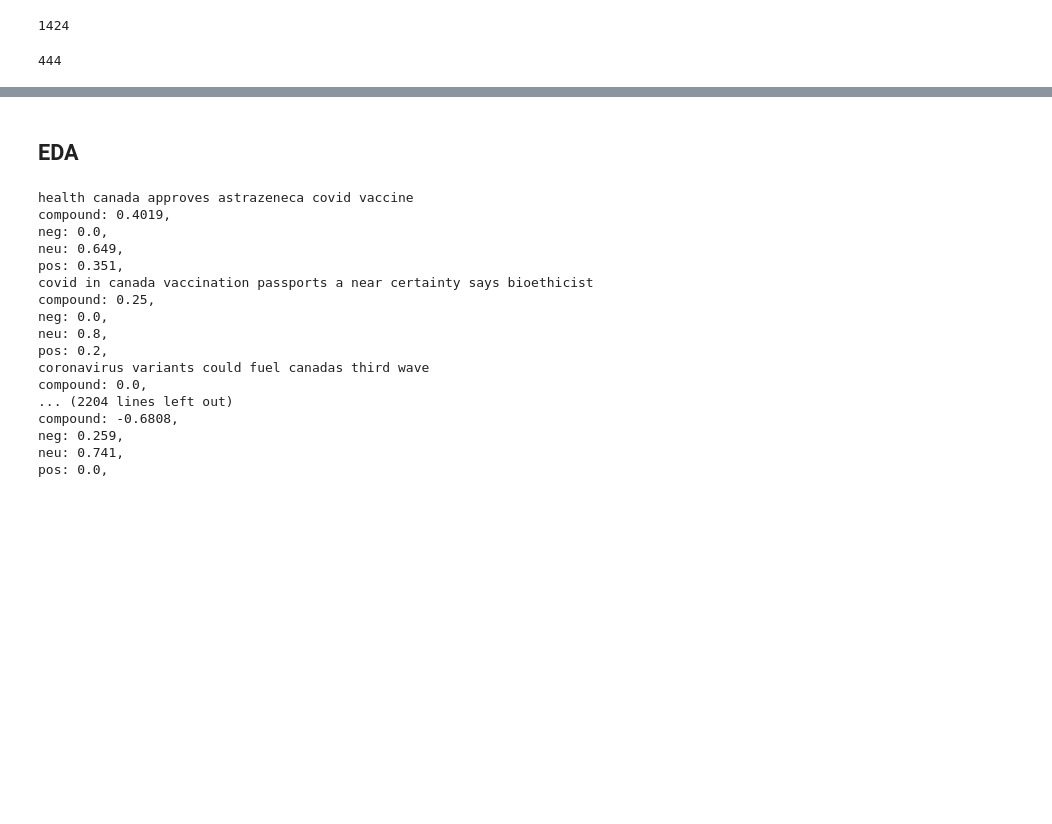
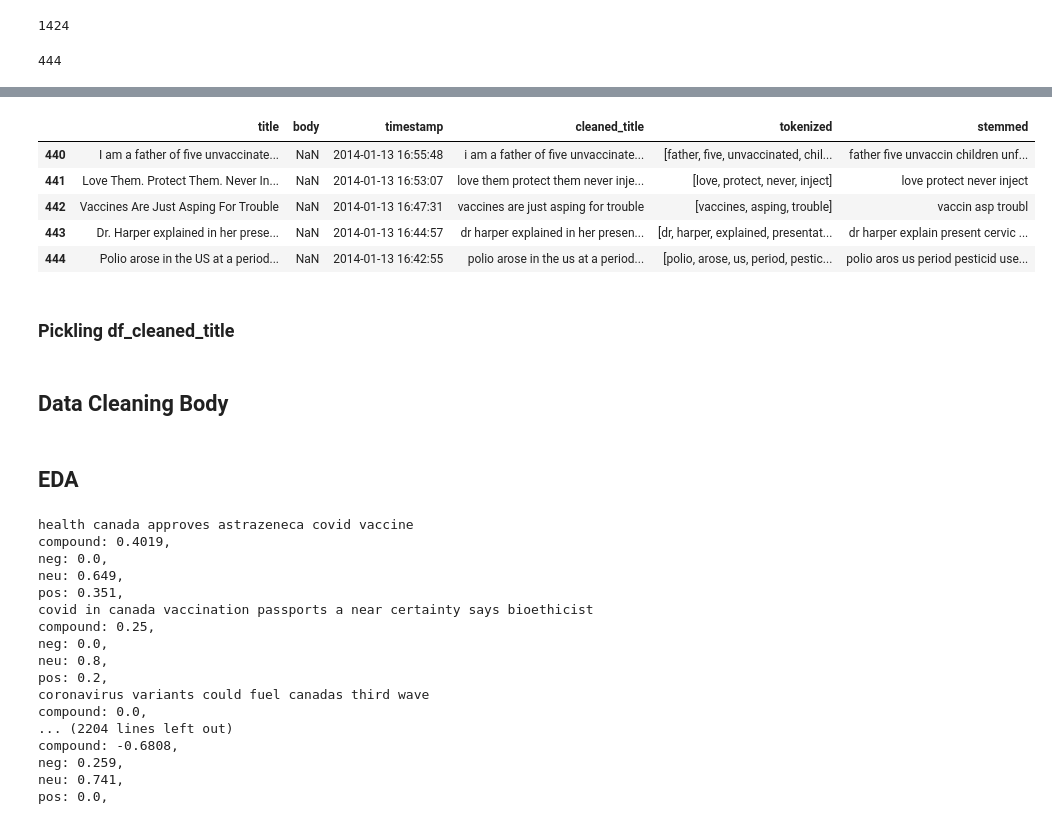
Before and after one commit to Yeshi341/reddit_vacccine_myths, a Jupyter notebook: data-load-and-clean.ipynb, the cells around one changed output, grey strips where cells are left out. Saved outputs shown, nothing was run; the diff lists cells and outputs as text; code cells hidden in the pictures; blank space fills up the shorter version.

```diff
--- a/data-load-and-eda.ipynb
+++ b/data-load-and-clean.ipynb
@@ -121,0 +150,11 @@ df_cleaned.tail()
+# %%
+df_cleaned_title.tail()
+# %% [output]
+|  | title | body | timestamp | cleaned_title | tokenized | stemmed |
+| 440 | I am a father of five unvaccinate... | NaN | 2014-01-13 16:55:48 | i am a father of five unvaccinate... | [father, five, unvaccinated, chil... | father five unvaccin children unf... |
+| 441 | Love Them. Protect Them. Never In... | NaN | 2014-01-13 16:53:07 | love them protect them never inje... | [love, protect, never, inject] | love protect never inject |
+| 442 | Vaccines Are Just Asping For Trouble | NaN | 2014-01-13 16:47:31 | vaccines are just asping for trouble | [vaccines, asping, trouble] | vaccin asp troubl |
+| 443 | Dr. Harper explained in her prese... | NaN | 2014-01-13 16:44:57 | dr harper explained in her presen... | [dr, harper, explained, presentat... | dr harper explain present cervic ... |
+| 444 | Polio arose in the US at a period... | NaN | 2014-01-13 16:42:55 | polio arose in the us at a period... | [polio, arose, us, period, pestic... | polio aros us period pesticid use... |
+# %% [markdown]
+### Pickling df_cleaned_title
@@ -122,3 +163,5 @@ df_cleaned.tail()
+# %% [markdown]
+## Data Cleaning Body
 # %% [markdown]
 ## EDA
 # %%
```
Also changed, not shown: parts of 22 cells of this notebook, 4 other files.
